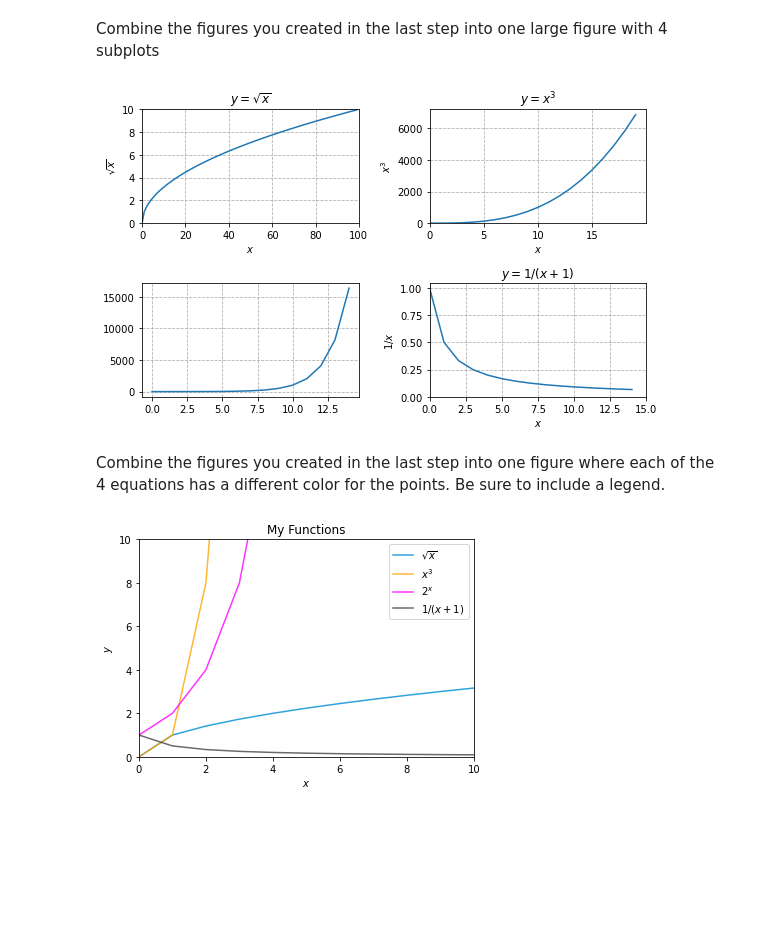
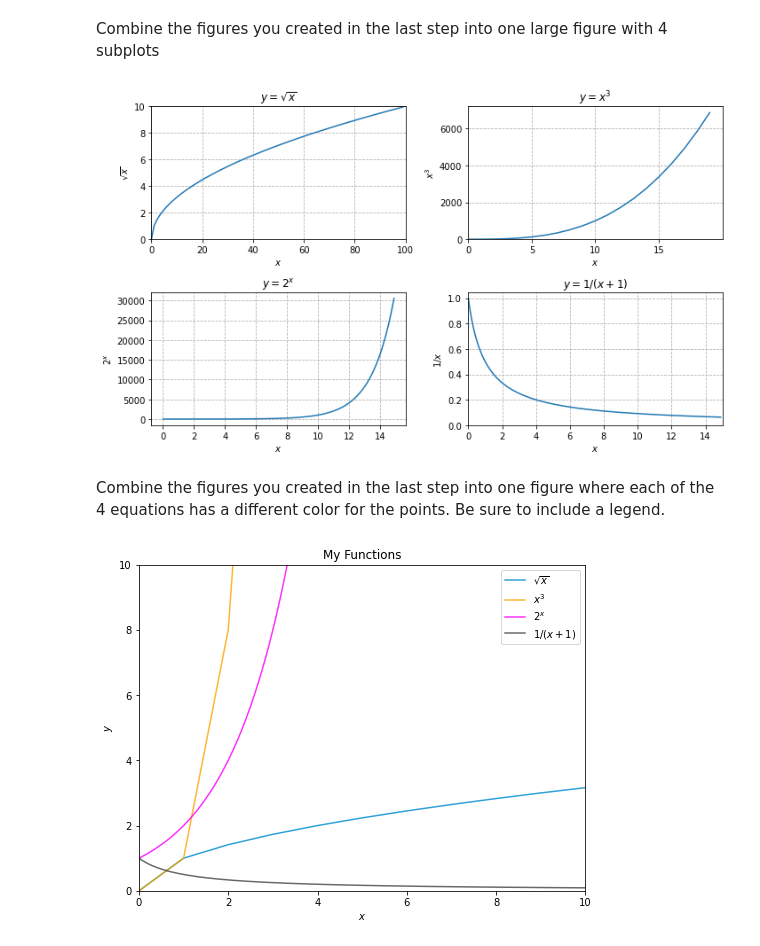
Before and after one commit to CodeupClassroom/hopper-data-science-libraries, a Jupyter notebook: matplotlib_exercise_solutions.ipynb, the cells around one changed output. Drawn from its saved outputs; the diff is of its cells as text; code cells hidden in the pictures; blank space fills up the shorter version.

```diff
--- a/matplotlib_exercise_solutions.ipynb
+++ b/matplotlib_exercise_solutions.ipynb
@@ -85,15 +97,11 @@ plt.grid(True, ls = '--');
 # %%
-#specify range of x values
-x = range(0,15)
+# specify range of x values
+x4 = [x * 0.1 for x in range(0,150)]
+y4 = [1/(n+1) for n in x4]
 
 
-y = [1/(n+1) for n in x]
-
-
-plt.figure(figsize = (10,6))
-
 # plot the data
-plt.plot(x,y)
+plt.plot(x4,y4)
 
 
 # Customize the plot
@@ -113,77 +121,70 @@ plt.show()
 # %% [markdown]
 Combine the figures you created in the last step into one large figure with 4 subplots
 # %%
-plt.figure(figsize = (8,5))
+plt.figure(figsize = (10,6))
 
+#subplot 1
 plt.subplot(221)
-x = range(0,100)
-y = [math.sqrt(n) for n in x]
 
-plt.plot(x,y)
+plt.plot(x1,y1)
 
 plt.title('$ y = \sqrt{x}$')
 plt.xlabel('$x$')
 plt.ylabel('$\sqrt{x}$')
 plt.xlim(0,100)
 plt.ylim(0, 10)
 plt.grid(True, ls = '--')
 
-
+#subplot 2
 plt.subplot(222)
 
-x = range(0,20)
-y = [n**3 for n in x]
-plt.plot(x,y)
+plt.plot(x2,y2)
 
 plt.title('$ y = x^3$')
 plt.xlabel('$x$')
 plt.ylabel('$x^3$')
 plt.xticks(range(0,20,5))
 plt.xlim(0,20)
 plt.ylim(0)
 plt.grid(True, ls = '--')
 
 
+#subplot 3
 plt.subplot(223)
-x = range(0,15)
-y = [2 ** n for n in x]
+
+plt.plot(x3,y3)
 plt.grid(True, ls = '--')
-plt.plot(x,y)
+plt.xlabel('$x$')
+plt.ylabel('$2^x$')
+plt.title('$y = 2^x$')
 
+#subplot 4
+plt.subplot(224)
 
-
-plt.subplot(224)
-x = range(0,15)
-y = [1/(n+1) for n in x]
-plt.plot(x,y)
-
+plt.plot(x4,y4)
 plt.title('$ y = 1/(x+1)$')
 plt.xlabel('$x$')
 plt.ylabel('$1/x$')
 plt.grid(True, ls = '--')
 plt.xlim(0,15)
 plt.ylim(0);
 
+
 plt.tight_layout()
 # %% [output]
-[figure, old version]
+[figure, new version]
 # %% [markdown]
 Combine the figures you created in the last step into one figure where each of the 4 equations has a different color for the points. Be sure to include a legend.
 # %%
-x = list(range(0, 25))
+plt.figure(figsize = (8,6))
 
-# generate y for each fucntion
-y1 = [math.sqrt(n) for n in x]
-y2 = [n**3 for n in x]
-y3 = [2**n for n in x]
-y4 = [1/(n+1) for n in x]
+# plot the data
+plt.plot(x1, y1, c='#30a2da', label='$\sqrt{x}$', alpha=1.0)
+plt.plot(x2, y2, c='orange', label='$x^{3}$', alpha=.8)
+plt.plot(x3, y3, c= (1,0,1), label='$2^{x}$', alpha=.8)
+plt.plot(x4, y4, c= '#444444', label='$1/(x+1)$', alpha=.8)
 
-plt.plot(x, y1, c='#30a2da', label='$\sqrt{x}$', alpha=1.0)
-plt.plot(x, y2, c='orange', label='$x^{3}$', alpha=.8)
-plt.plot(x, y3, c= (1,0,1), label='$2^{x}$', alpha=.8)
-plt.plot(x, y4, c= '#444444', label='$1/(x+1)$', alpha=.8)
-
-
+# adjust xlim and ylim
 plt.ylim(0, 10)
 plt.xlim(0, 10)
 
@@ -194,4 +195,4 @@ plt.legend()
 
 plt.show()
 # %% [output]
-[figure, old version]
+[figure, new version]
```
Also changed, not shown: parts of 6 cells of this notebook.
